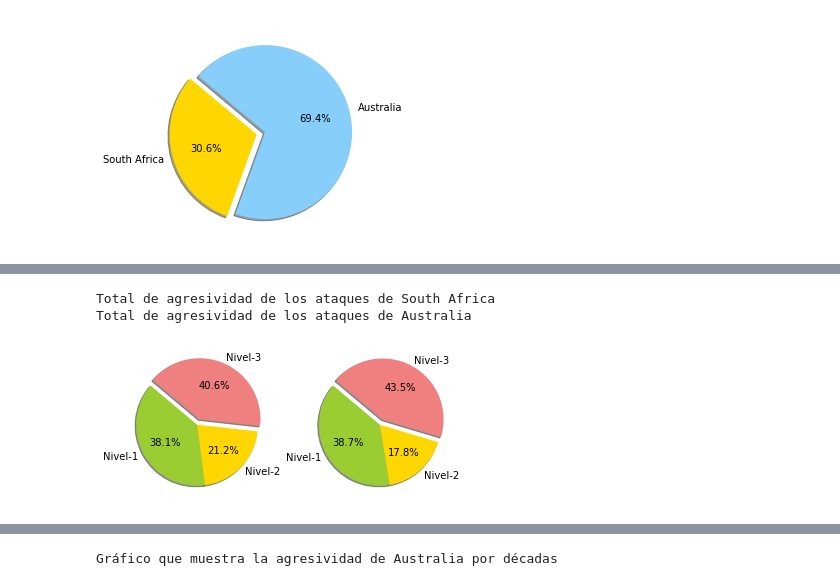
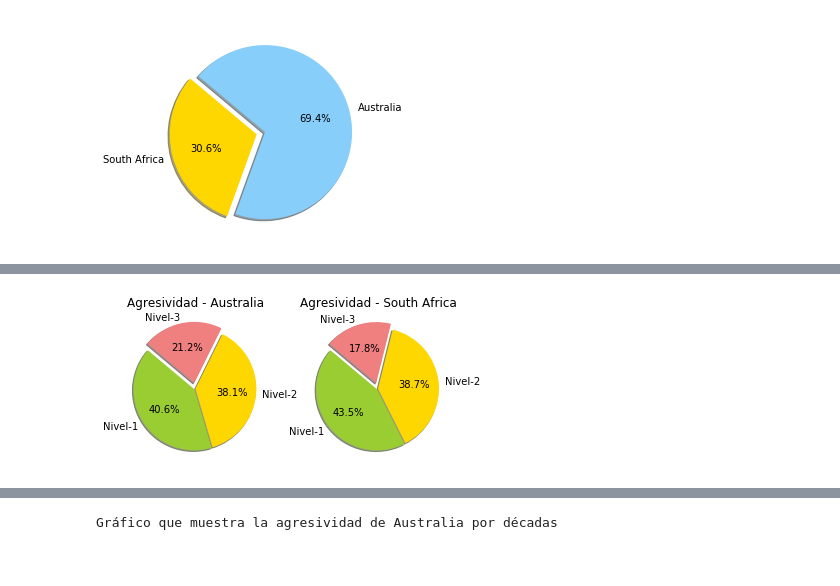
Before and after one commit to agalvezcorell/Project.1-Shark_aggressiveness, a Jupyter notebook: pandas-project.ipynb, the cells around one changed output, grey strips where cells are left out. Drawn from its saved outputs; the diff is of its cells as text; code cells hidden in the pictures.

```diff
--- a/pandas-project.ipynb
+++ b/pandas-project.ipynb
@@ -246,23 +267,20 @@ Total de los datos de los ataques en Australia y South Africa desde 1900 hasta 2
 # %%
 subplot(121)
 scoreaustr = aus["Score"].value_counts()
-dats = list(set(scoreaustr))
+dats = list(scoreaustr)
 scores = "Nivel-1", "Nivel-2", "Nivel-3"
 colors = 'yellowgreen','gold', 'lightcoral'
-explode = (0, 0,0.1)
+explode = (0.02, 0,0.1)
 grafaus = plt.pie(dats, labels=scores,colors=colors,explode=explode,
 autopct='%1.1f%%', shadow=True, startangle=140)
+plt.title("Agresividad - Australia")
 subplot(122)
 scoresud = sud["Score"].value_counts()
-dats = list(set(scoresud))
-scores = "Nivel-1", "Nivel-2", "Nivel-3"
-colors = 'yellowgreen','gold', 'lightcoral'
-explode = (0, 0,0.1)
-grafaus = plt.pie(dats, labels=scores,colors=colors,explode=explode,
+dats = list(scoresud)
+explode = (0.02,0,0.1)
+grafsud = plt.pie(dats, labels=scores,colors=colors,explode=explode,
 autopct='%1.1f%%', shadow=True, startangle=140)
-print("Total de agresividad de los ataques de South Africa")
-print("Total de agresividad de los ataques de Australia")
+plt.title("Agresividad - South Africa")
+show(grafsud)
 # %% [output]
-Total de agresividad de los ataques de South Africa
-Total de agresividad de los ataques de Australia
-[figure, old version]
+[figure, new version]
```
Also changed, not shown: parts of 5 cells of this notebook.
